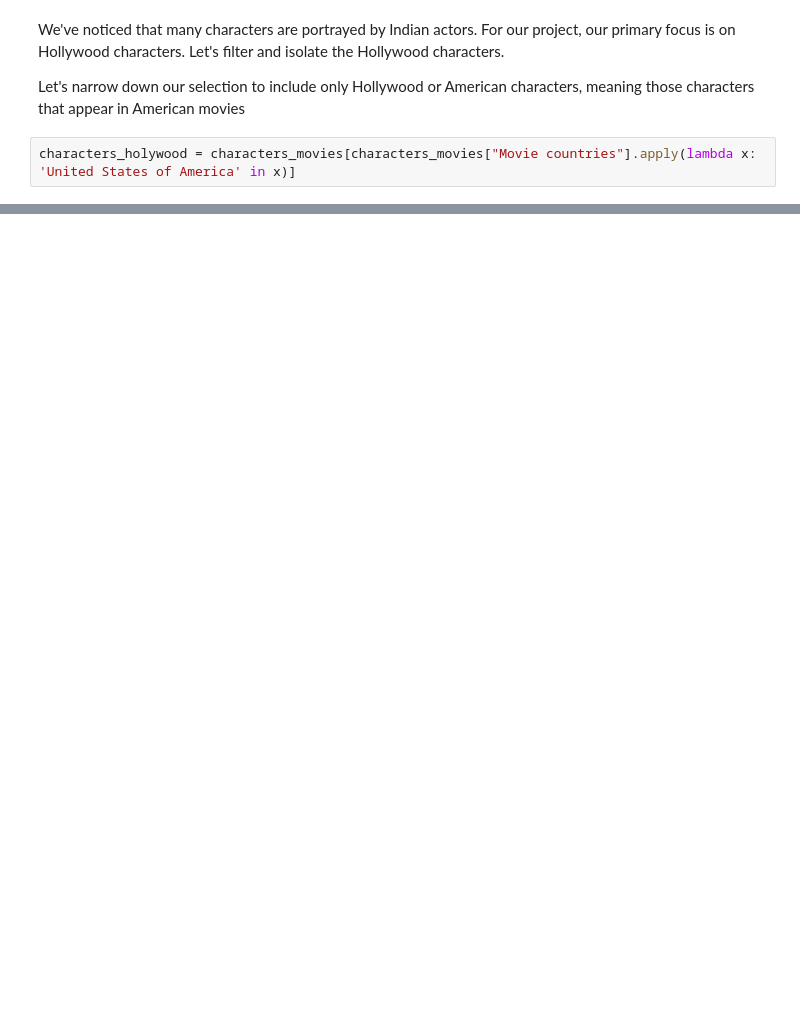
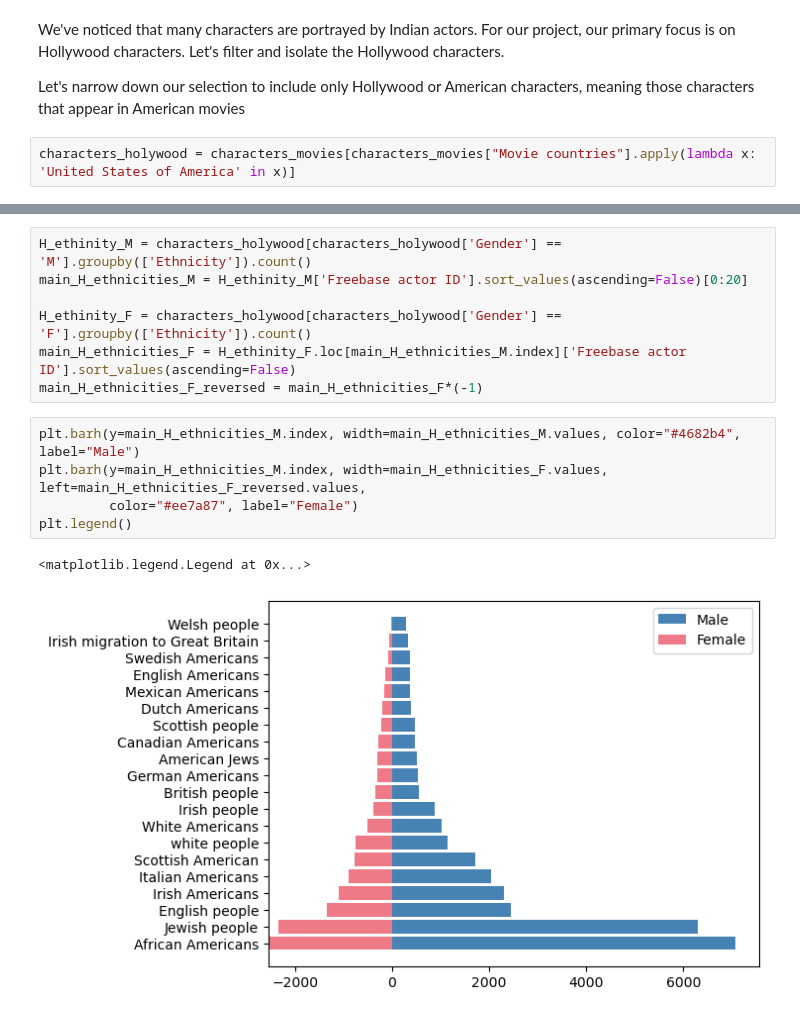
Before and after one commit to epfl-ada/ada-2023-project-draco, a Jupyter notebook: Milstone_project2.ipynb, the cells around one changed output, grey strips where cells are left out. Saved outputs shown, nothing was run; the diff lists cells and outputs as text; blank space fills up the shorter version.

```diff
--- a/Milstone_project2.ipynb
+++ b/Milstone_project2.ipynb
@@ -110,0 +173,15 @@ characters_holywood = characters_movies[characters_movies["Movie countries"].app
+# %%
+H_ethinity_M = characters_holywood[characters_holywood['Gender'] == 'M'].groupby(['Ethnicity']).count()
+main_H_ethnicities_M = H_ethinity_M['Freebase actor ID'].sort_values(ascending=False)[0:20]
+
+H_ethinity_F = characters_holywood[characters_holywood['Gender'] == 'F'].groupby(['Ethnicity']).count()
+main_H_ethnicities_F = H_ethinity_F.loc[main_H_ethnicities_M.index]['Freebase actor ID'].sort_values(ascending=False)
+main_H_ethnicities_F_reversed = main_H_ethnicities_F*(-1)
+# %%
+plt.barh(y=main_H_ethnicities_M.index, width=main_H_ethnicities_M.values, color="#4682b4", label="Male")
+plt.barh(y=main_H_ethnicities_M.index, width=main_H_ethnicities_F.values, left=main_H_ethnicities_F_reversed.values,
+         color="#ee7a87", label="Female")
+plt.legend()
+# %% [output]
+<matplotlib.legend.Legend at 0x...>
+[figure, added]
```
Also changed, not shown: parts of 14 cells of this notebook, 1 other file.
